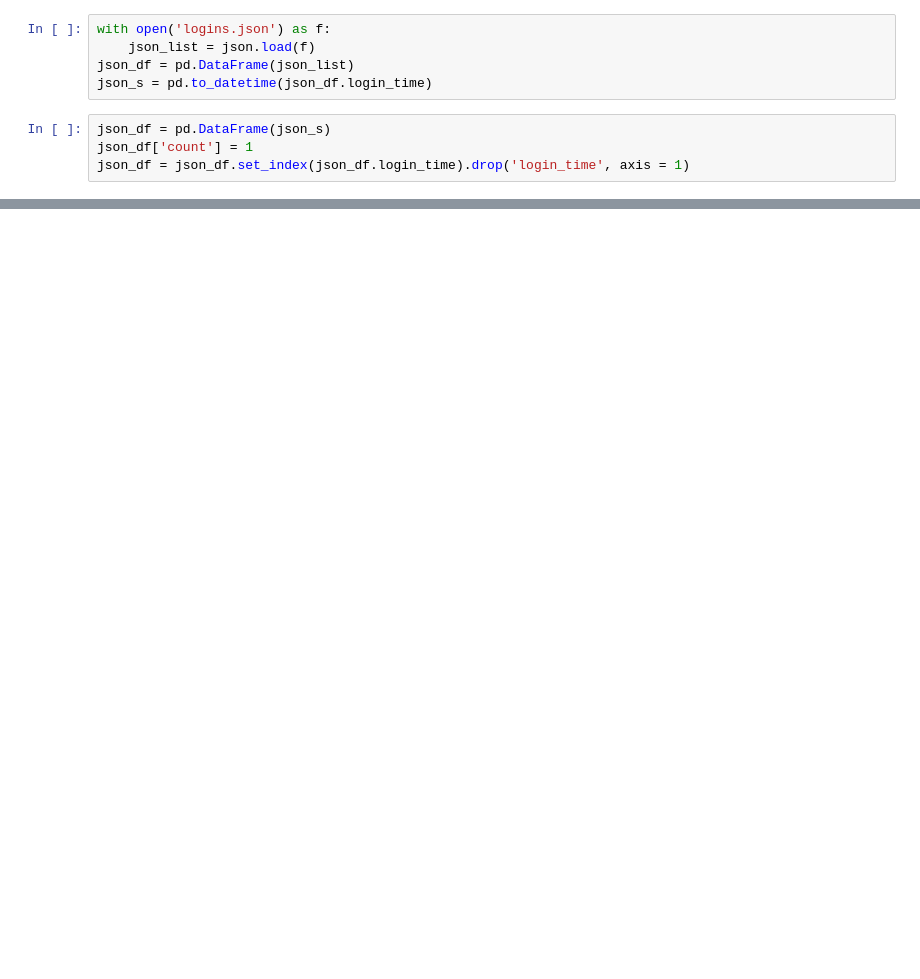
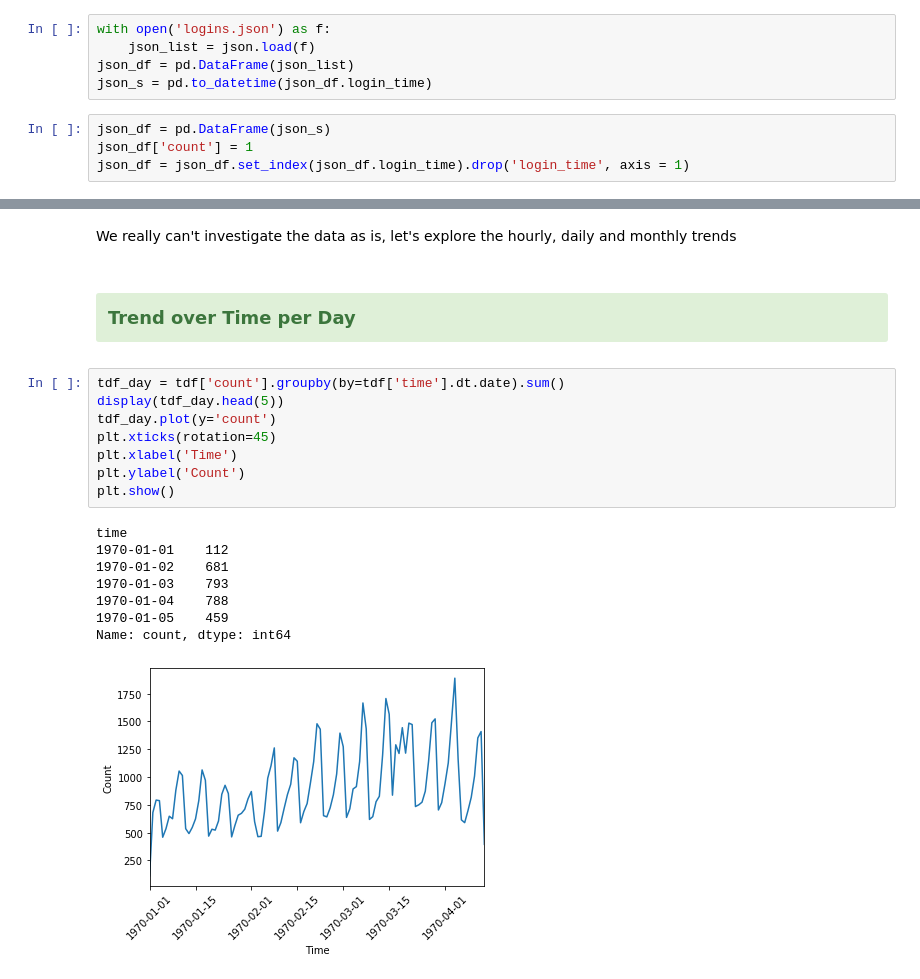
Before and after one commit to adriensaremi/Springboard, a Jupyter notebook: Mini_projects/ultimate_challenge_1/part_1.ipynb, the cells around one changed output, grey strips where cells are left out. Cells and saved outputs as stored; diff of their text form; blank space fills up the shorter version.

```diff
--- a/Mini_projects/ultimate_challenge_1/part_1.ipynb
+++ b/Mini_projects/ultimate_challenge_1/part_1.ipynb
@@ -45,0 +48,21 @@ json_df.groupby(pd.Grouper(freq='15Min')).sum()
+# %% [markdown]
+We really can't investigate the data as is, let's explore the hourly, daily and monthly trends
+# %% [markdown]
+### <div class="alert alert-success"> Trend over Time per Day </div>
+# %%
+tdf_day = tdf['count'].groupby(by=tdf['time'].dt.date).sum()
+display(tdf_day.head(5))
+tdf_day.plot(y='count')
+plt.xticks(rotation=45)
+plt.xlabel('Time')
+plt.ylabel('Count')
+plt.show()
+# %% [output]
+time
+1970-01-01    112
+1970-01-02    681
+1970-01-03    793
+1970-01-04    788
+1970-01-05    459
+Name: count, dtype: int64
+[figure, added]
```
Also changed, not shown: parts of 18 cells of this notebook, 1 other file.
